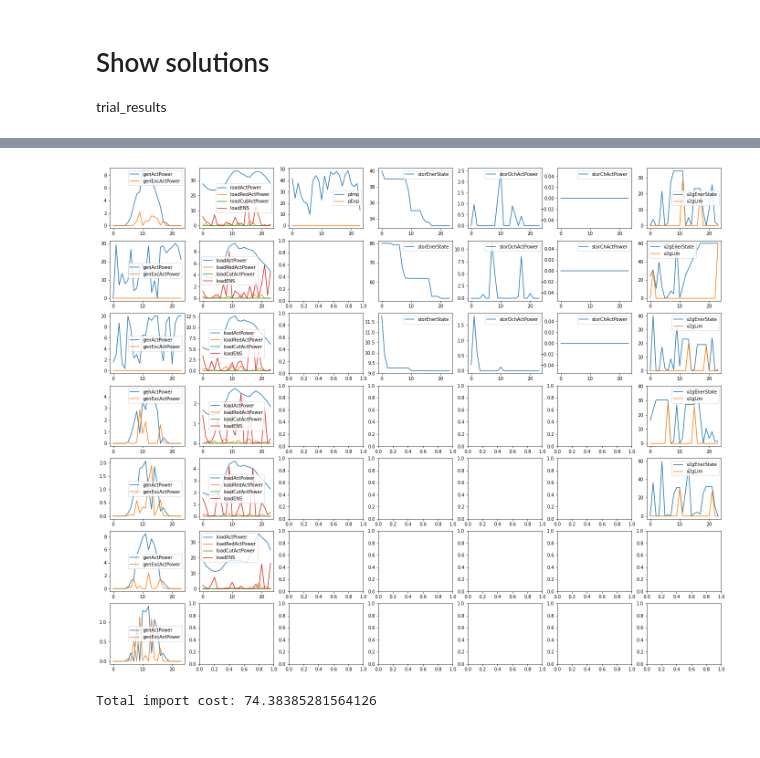
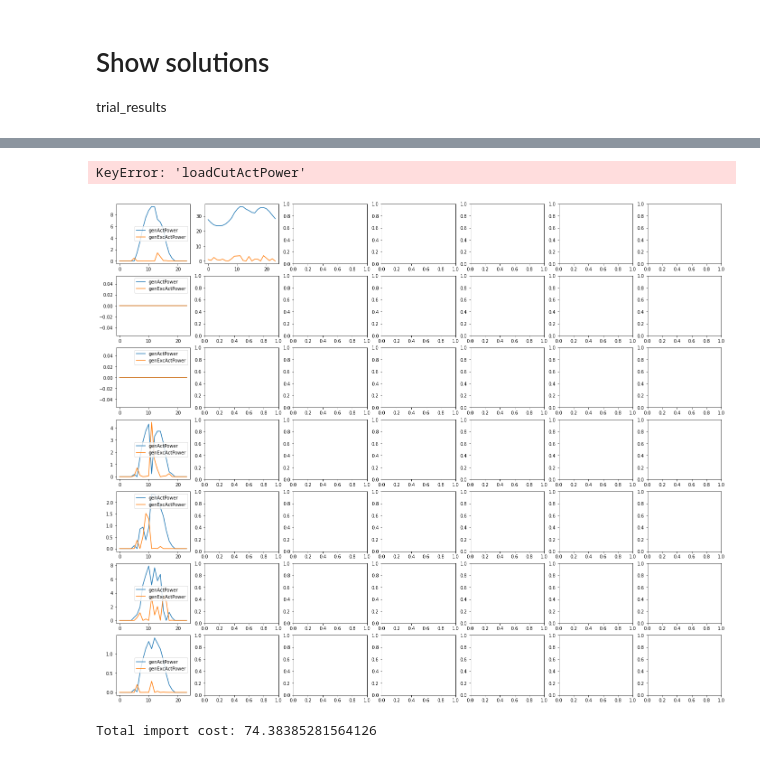
Before and after one commit to ECGomes/eso_project, a Jupyter notebook: battery_hyde-df-Refactor.ipynb, the cells around one changed output, grey strips where cells are left out. Saved outputs shown, nothing was run; the diff lists cells and outputs as text; code cells hidden in the pictures.

```diff
--- a/battery_hyde-df-Refactor.ipynb
+++ b/battery_hyde-df-Refactor.ipynb
@@ -1978,27 +1645,20 @@ sol = {'genActPower': genLimit[:, :, 0].ravel(),
        'pImp': pMaxImp.ravel(),
        'pExp': np.array(np.zeros((1, pExp.ravel().shape[0]))),
        'loadRedActPower': np.array(np.zeros((1, loadRedActPower.ravel().shape[0]))),
-       'loadCutActPower': np.array(np.zeros((1, loadCutActPower.ravel().shape[0]))),
        'loadENS': np.array(np.zeros((1, loadENS.ravel().shape[0]))),
        'storDchActPower': np.array(np.zeros((1, storDchActPower.ravel().shape[0]))),
        'storChActPower': np.array(np.zeros((1, storChActPower.ravel().shape[0]))),
        'EminRelaxStor': np.array(np.zeros((1, storEminRelaxStor.ravel().shape[0]))),
-       'storEnerState': np.array(np.zeros((1, storEnerState.ravel().shape[0]))),
        'v2gDchActPower': np.array(np.zeros((1, v2gDchActPower.ravel().shape[0]))),
        'v2gChActPower': np.array(np.zeros((1, v2gChActPower.ravel().shape[0]))),
-       'v2gEnerState': np.array(np.zeros((1, v2gEnerState.ravel().shape[0]))),
-       'csActPower': (csInfo[:, 5] * -1 * csActPower.transpose()).transpose().ravel(),
-       'csActPowerNet': np.array(np.zeros((1, csActPowerNet.ravel().shape[0]))),
        'genXo': np.array(np.zeros((1, genXo.ravel().shape[0]))),
        'loadXo': np.array(np.zeros((1, loadXo.ravel().shape[0]))),
        'storDchXo': np.array(np.ones((1, storDchXo.ravel().shape[0]))),
-       'storChXo': np.array(np.zeros((1, storChXo.ravel().shape[0]))),
-       'v2gDchXo': np.array(np.zeros((1, v2gDchXo.ravel().shape[0]))),
-       'v2gChXo': np.array(np.zeros((1, v2gChXo.ravel().shape[0]))),
-       'storSegSoC': np.array(np.zeros((1, storSegSoC.ravel().shape[0]))),
-       'v2gSegSoC': np.array(np.zeros((1, v2gSegSoC.ravel().shape[0]))),
-       'storSegXo': np.array(np.zeros((1, storSegXo.ravel().shape[0]))),
-       'v2gSegXo': np.array(np.zeros((1, v2gSegXo.ravel().shape[0])))}
+       'v2gDchXo': np.array(np.zeros((1, v2gDchXo.ravel().shape[0])))}#,
+       #'storSegSoC': np.array(np.zeros((1, storSegSoC.ravel().shape[0]))),
+       #'v2gSegSoC': np.array(np.zeros((1, v2gSegSoC.ravel().shape[0]))),
+       #'storSegXo': np.array(np.zeros((1, storSegXo.ravel().shape[0]))),
+       #'v2gSegXo': np.array(np.zeros((1, v2gSegXo.ravel().shape[0])))}
 
 encoded_sol = encode(sol)
 encoded_sol = encoded_sol.astype(float)
@@ -2056,0 +1665,21 @@ Run 10
+# %%
+# Properly shaped initial Solution
+
+sol_shaped = {'genActPower': genLimit[:, :, 0],
+              'genExcActPower': np.zeros(genExcActPower.shape),
+              'pImp': pMaxImp,
+              'pExp': np.zeros(pExp.shape),
+              'loadRedActPower': np.zeros(loadRedActPower.shape),
+              'loadENS': np.zeros(loadENS.shape),
+              'storDchActPower': np.zeros(storDchActPower.shape),
+              'storChActPower': np.zeros(storChActPower.shape),
+              'EminRelaxStor': np.zeros(storEminRelaxStor.shape),
+              'v2gDchActPower': np.zeros(v2gDchActPower.shape),
+              'v2gChActPower': np.zeros(v2gChActPower.shape),
+              'genXo': np.zeros(genXo.shape),
+              'loadXo': np.zeros(loadXo.shape),
+              'storDchXo': np.ones(storDchXo.shape),
+              'v2gDchXo': np.zeros(v2gDchXo.shape)}
+
+encoded_shaped = encode(sol_shaped)
+decoded_shaped = decode(encoded_shaped, dict_var)
@@ -2073,8 +1749,8 @@ trial_results
 # %%
 fig, axs = plt.subplots(nrows=7, ncols=7, figsize=(24, 20))
 
-PLOT_SOLUTION = 4
-temp_decodedsol = decode(trial_results_backup['Solution'][PLOT_SOLUTION], dict_var)
+PLOT_SOLUTION = 6
+temp_decodedsol = decode(trial_results['Solution'][PLOT_SOLUTION], dict_var)
 
 for i in np.arange(7):
     # Generators
@@ -2089,34 +1765,35 @@ for i in np.arange(6):
     axs[i, 1].plot(temp_decodedsol['loadCutActPower'][i])
     axs[i, 1].plot(temp_decodedsol['loadENS'][i])
     axs[i, 1].legend(['loadActPower', 'loadRedActPower', 'loadCutActPower', 'loadENS'])
 
 
 axs[0, 2].plot(temp_decodedsol['pImp'])
 axs[0, 2].plot(temp_decodedsol['pExp'])
 axs[0, 2].legend(['pImp', 'pExp'])
 
 
 for i in range(3):
     axs[i, 3].plot(temp_decodedsol['storEnerState'][i])
     axs[i, 3].legend(['storEnerState'])
 
 for i in range(3):
     axs[i, 4].plot(temp_decodedsol['storDchActPower'][i])
     axs[i, 4].legend(['storDchActPower'])
 
 for i in range(3):
     axs[i, 5].plot(temp_decodedsol['storChActPower'][i])
     axs[i, 5].legend(['storChActPower'])
 
 for i in range(5):
     axs[i, 6].plot(temp_decodedsol['v2gEnerState'][i])
     axs[i, 6].plot(v2gLimit[i, :, 2])
     axs[i, 6].legend(['v2gEnerState', 'v2gLim'])
 
 
 plt.show()
 # %% [output]
+KeyError: 'loadCutActPower'
-[figure, old version]
+[figure, new version]
 # %%
 # Total import costs
 
```
Also changed, not shown: parts of 17 cells of this notebook.
